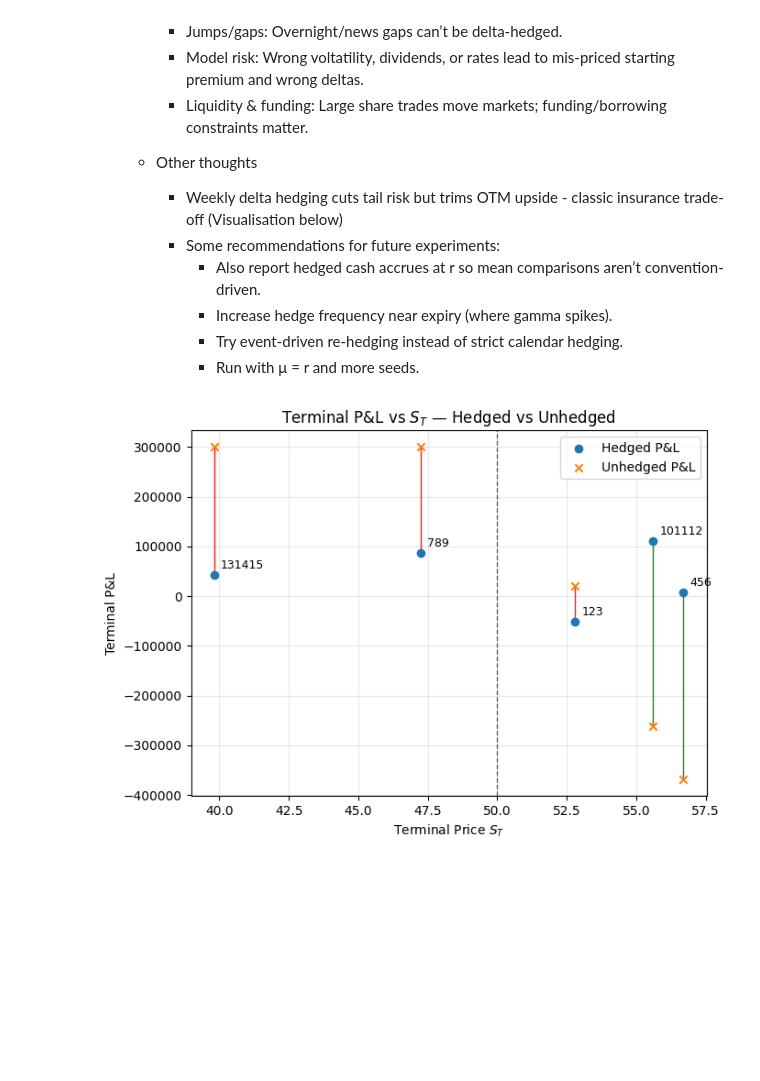
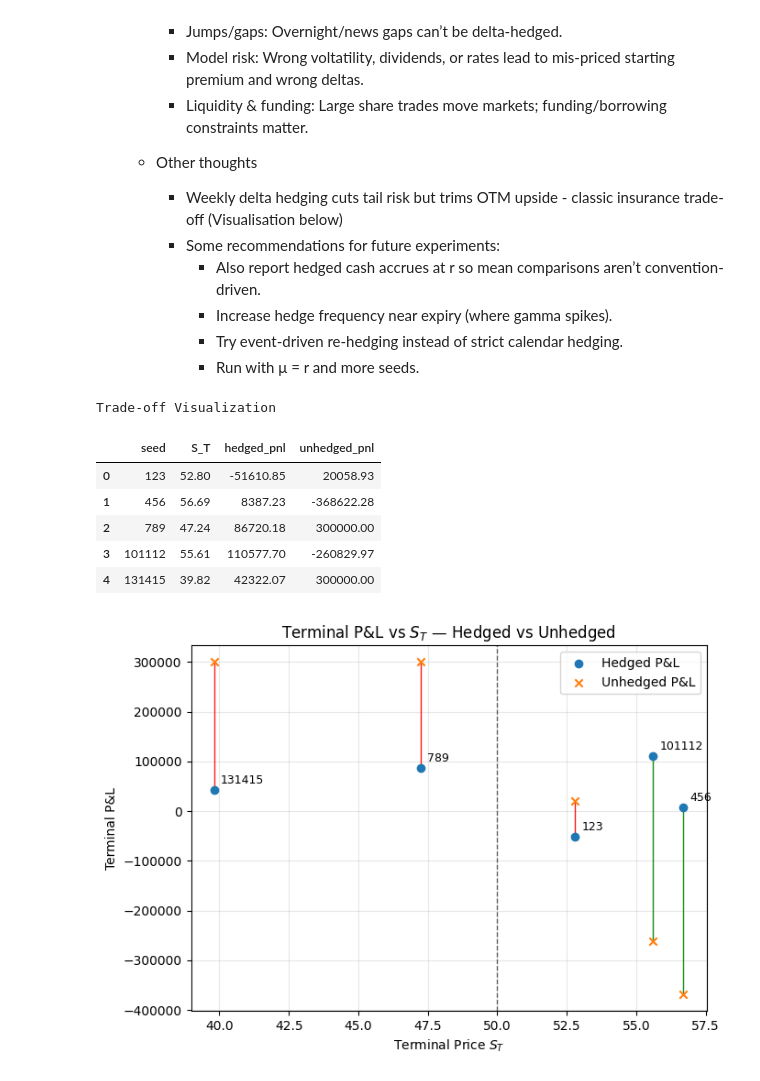
Before and after one commit to dalala333/ma575, a Jupyter notebook: delta_hedging_prj.ipynb, the cells around one changed output. Drawn from its saved outputs; the diff is of its cells as text; code cells hidden in the pictures; blank space fills up the shorter version.

```diff
--- a/delta_hedging_prj.ipynb
+++ b/delta_hedging_prj.ipynb
@@ -527,34 +527,58 @@ Final portfolio values:
          - Try event-driven re-hedging instead of strict calendar hedging.
          - Run with μ = r and more seeds.
 # %%
-# assumes diag_df with columns: seed, S_T, hedged_pnl, unhedged_pnl
+# Visualization
+print("Trade-off Visualization")
+
+rows = []
+for sd in seeds:
+    np.random.seed(sd)
+    tg, Sps = simulate_gbm(S0=S, mu=mu, sigma=sigma, T=T, dt=dt, paths=1)
+    S_path = Sps[:, 0]
+    fv_h, fv_u, S_T = final_values(
+        S_path, tg,
+        K=K, T=T, r=r, sigma=sigma, n=n, dt=dt, premium=premium
+    )
+    rows.append({
+        "seed": sd,
+        "S_T": float(S_T),
+        "hedged_pnl": float(fv_h),
+        "unhedged_pnl": float(fv_u),
+    })
+
 diag_df = pd.DataFrame(rows)
+display(diag_df.round(2))
+
+# Plot: Hedged & Unhedged terminal P&L vs S_T
 plt.figure(figsize=(7,5))
 
-# Scatter points (these stay in the legend)
-h_sc = plt.scatter(diag_df["S_T"], diag_df["hedged_pnl"], label="Hedged P&L", marker="o", zorder=3)
-u_sc = plt.scatter(diag_df["S_T"], diag_df["unhedged_pnl"], label="Unhedged P&L", marker="x", zorder=3)
+plt.scatter(diag_df["S_T"], diag_df["hedged_pnl"],   label="Hedged P&L",   marker="o", zorder=3)
+plt.scatter(diag_df["S_T"], diag_df["unhedged_pnl"], label="Unhedged P&L", marker="x", zorder=3)
 
-# Thinner vertical lines per seed, colored by performance; not added to legend
-for _, r in diag_df.iterrows():
-    color = "green" if r["hedged_pnl"] > r["unhedged_pnl"] else "red"
-    plt.plot([r["S_T"], r["S_T"]],
-             [r["hedged_pnl"], r["unhedged_pnl"]],
+for _, r_ in diag_df.iterrows():
+    color = "green" if r_["hedged_pnl"] > r_["unhedged_pnl"] else "red"
+    plt.plot([r_["S_T"], r_["S_T"]],
+             [r_["hedged_pnl"], r_["unhedged_pnl"]],
              color=color, linewidth=1.0, alpha=0.9, zorder=2)
-    # Seed label next to hedged point (remove this block if you don't want numbers)
-    plt.annotate(str(int(r["seed"])),
-                 (r["S_T"], r["hedged_pnl"]),
+    plt.annotate(str(int(r_["seed"])),
+                 (r_["S_T"], r_["hedged_pnl"]),
                  xytext=(5,5), textcoords="offset points", fontsize=9)
 
-# Strike reference
 plt.axvline(K, linestyle="--", linewidth=1, color="black", alpha=0.6)
 
-plt.legend(loc="best")  # only hedged/unhedged scatter included
 plt.xlabel("Terminal Price $S_T$")
 plt.ylabel("Terminal P&L")
 plt.title("Terminal P&L vs $S_T$ — Hedged vs Unhedged")
+plt.legend(loc="best")
 plt.grid(True, alpha=0.3)
 plt.tight_layout()
 plt.show()
 # %% [output]
+Trade-off Visualization
+|  | seed | S_T | hedged_pnl | unhedged_pnl |
+| 0 | 123 | 52.80 | -51610.85 | 20058.93 |
+| 1 | 456 | 56.69 | 8387.23 | -368622.28 |
+| 2 | 789 | 47.24 | 86720.18 | 300000.00 |
+| 3 | 101112 | 55.61 | 110577.70 | -260829.97 |
+| 4 | 131415 | 39.82 | 42322.07 | 300000.00 |
 [figure]
```
